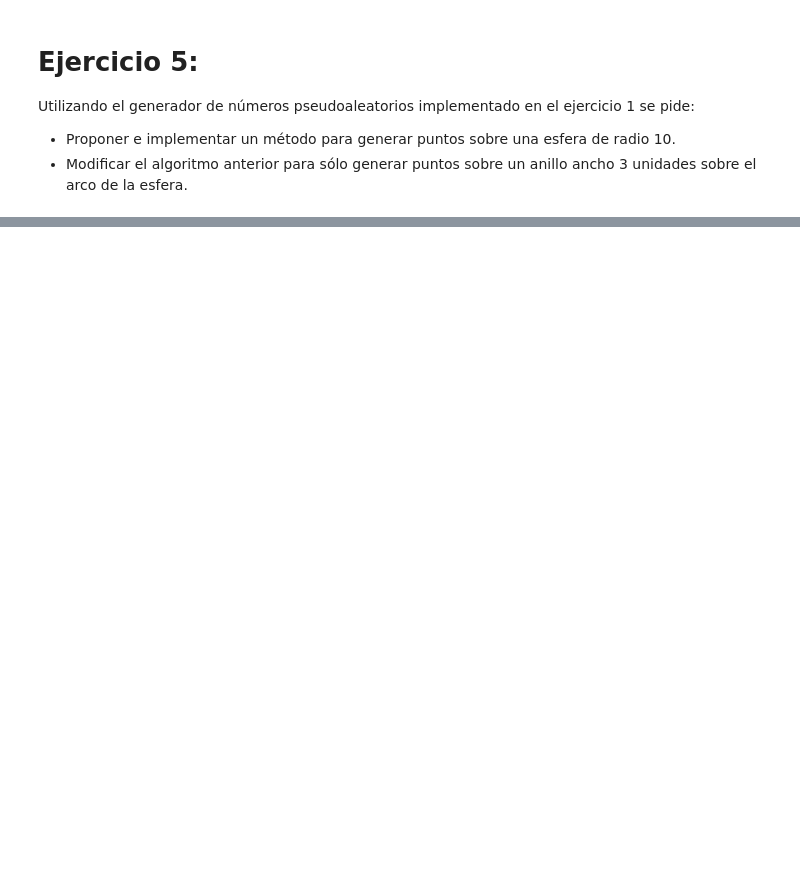
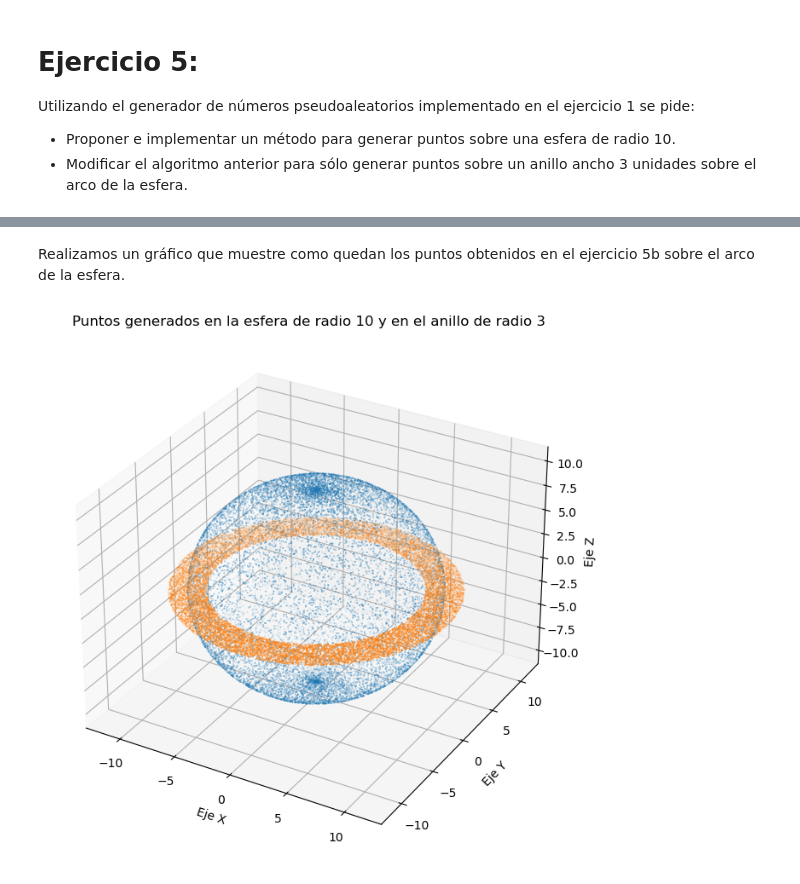
Before and after one commit to ian-g123/simulacion-grupo-04, a Jupyter notebook: TP1_Simulacion_Grupo4.ipynb, the cells around one changed output, grey strips where cells are left out. Drawn from its saved outputs; the diff is of its cells as text; code cells hidden in the pictures; blank space fills up the shorter version.

```diff
--- a/TP1_Simulacion_Grupo4.ipynb
+++ b/TP1_Simulacion_Grupo4.ipynb
@@ -1174,6 +1228,38 @@ def transformar_coordenadas_cilindricas_a_cartesianas(radio, phi, z):
 
 
 def generar_puntos_anillo():
-    radio = mt.next() * ancho + (radio - ancho / 2)
-    phi = mt.next() * 2 * np.pi
-    return transformar_coordenadas_cilindricas_a_cartesianas(radio, phi, z)
+    radio_anillo = mt.next_uniforme() * ancho + (radio - ancho / 2)
+    phi = mt.next_uniforme() * 2 * np.pi
+    return transformar_coordenadas_cilindricas_a_cartesianas(radio_anillo, phi, z)
+# %% [markdown]
+Realizamos un gráfico que muestre como quedan los puntos obtenidos en el ejercicio 5b sobre el arco de la esfera.
+# %%
+# Generamos los puntos para el anillo
+puntos_anillo = [generar_puntos_anillo() for _ in range(N)]
+
+# Graficamos los puntos de la esfera y del anillo
+fig = plt.figure(figsize=(8, 8))
+fig_3d = fig.add_subplot(111, projection="3d")
+
+fig_3d.scatter(
+    [punto[0] for punto in puntos_esfera],
+    [punto[1] for punto in puntos_esfera],
+    [punto[2] for punto in puntos_esfera],
+    s=0.05,
+)
+fig_3d.scatter(
+    [punto[0] for punto in puntos_anillo],
+    [punto[1] for punto in puntos_anillo],
+    [punto[2] for punto in puntos_anillo],
+    s=0.05,
+)
+
+# Etiquetamos los ejes
+fig_3d.set_xlabel('Eje X')
+fig_3d.set_ylabel('Eje Y')
+fig_3d.set_zlabel('Eje Z')
+
+plt.title("Puntos generados en la esfera de radio 10 y en el anillo de radio 3")
+plt.show()
+# %% [output]
+[figure, added]
```
Also changed, not shown: parts of 11 cells of this notebook.
